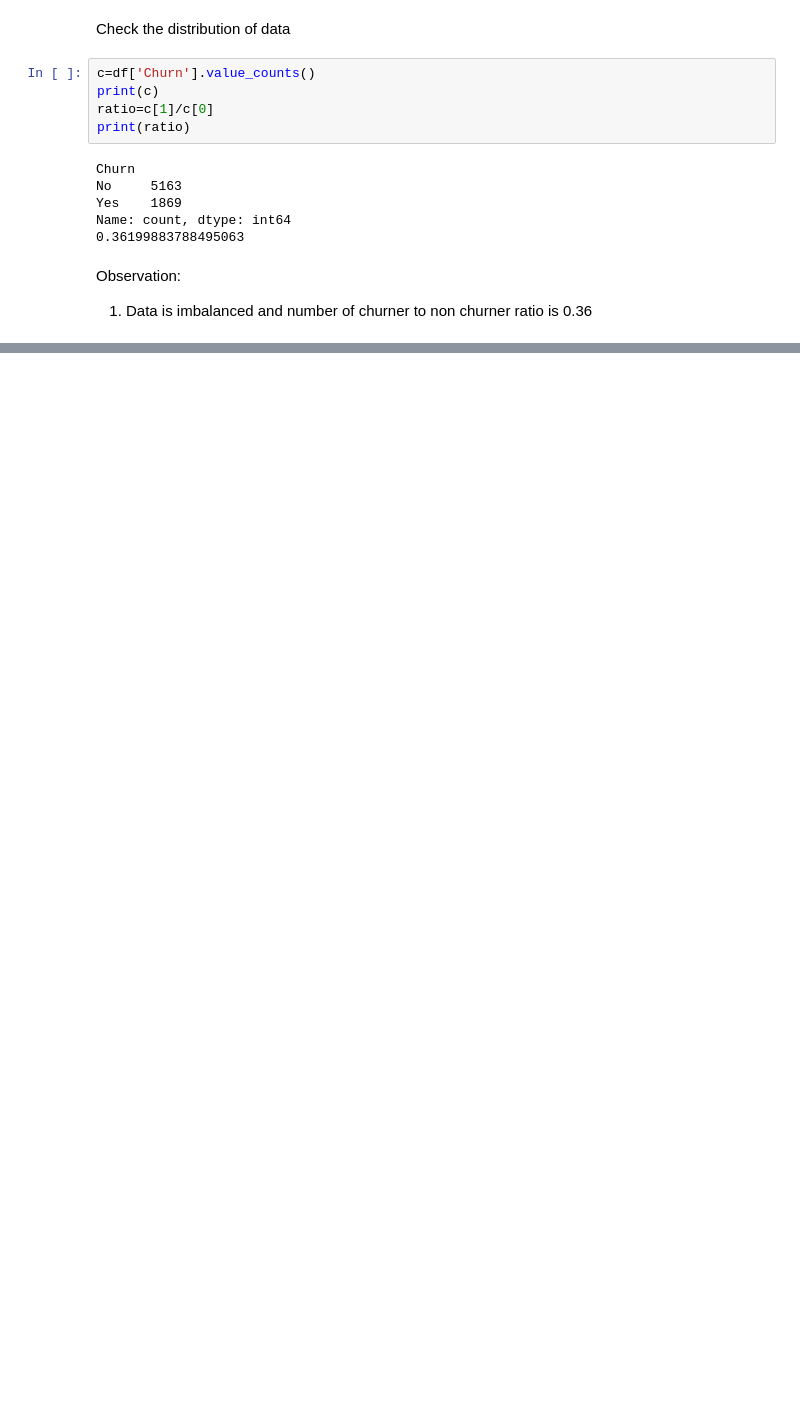
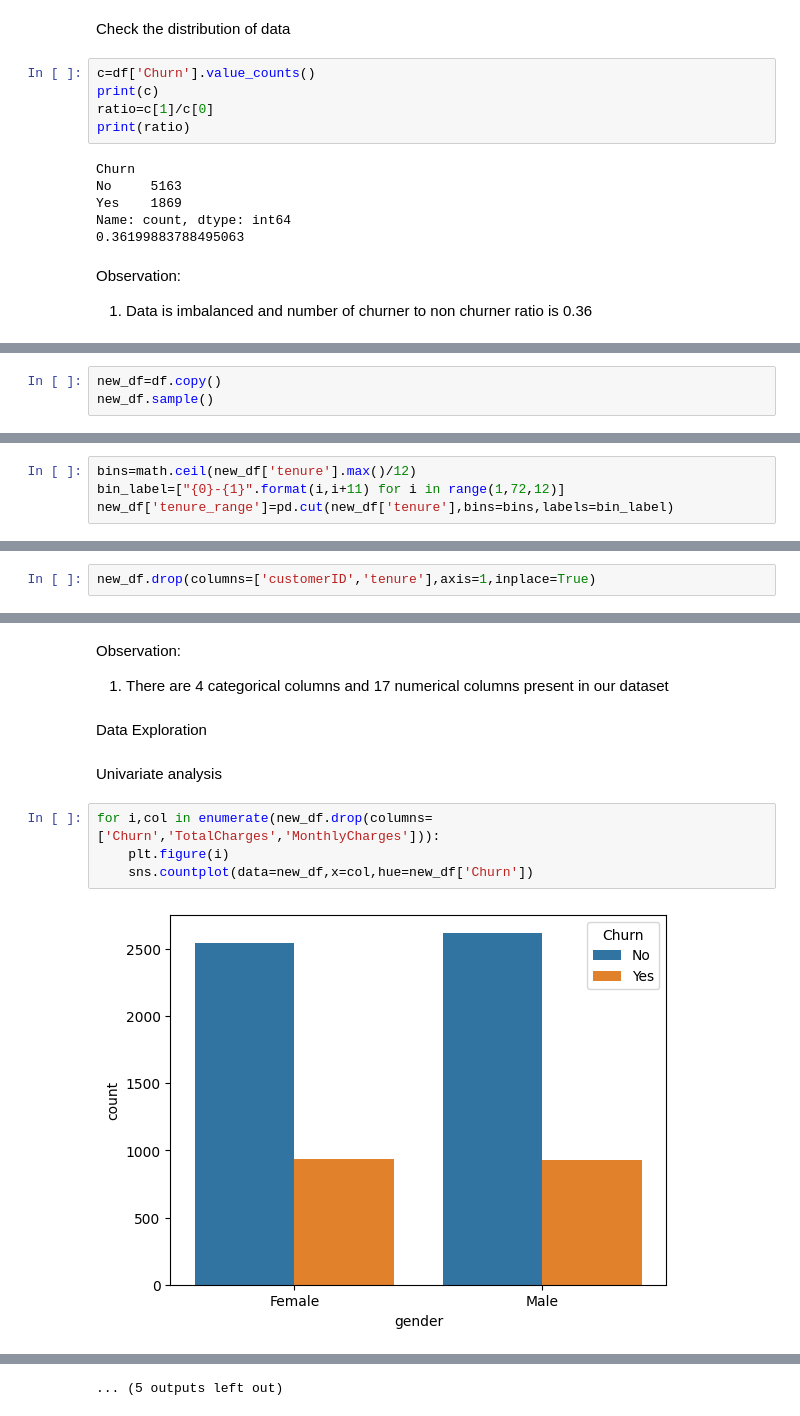
Before and after one commit to snehuvarbhe/Telecom_retention, a Jupyter notebook: EDA.ipynb, the cells around one changed output, grey strips where cells are left out. Cells and saved outputs as stored; diff of their text form; blank space fills up the shorter version.

```diff
--- a/EDA.ipynb
+++ b/EDA.ipynb
@@ -135,0 +155,3 @@ Observation:
+# %%
+new_df=df.copy()
+new_df.sample()
@@ -135,0 +199,4 @@ Observation:
+# %%
+bins=math.ceil(new_df['tenure'].max()/12)
+bin_label=["{0}-{1}".format(i,i+11) for i in range(1,72,12)]
+new_df['tenure_range']=pd.cut(new_df['tenure'],bins=bins,labels=bin_label)
@@ -135,0 +205,2 @@ Observation:
+# %%
+new_df.drop(columns=['customerID','tenure'],axis=1,inplace=True)
@@ -135,0 +217,13 @@ Observation:
+# %% [markdown]
+Observation:
+1. There are 4 categorical columns and 17 numerical columns present in our dataset
+# %% [markdown]
+Data Exploration
+# %% [markdown]
+Univariate analysis
+# %%
+for i,col in enumerate(new_df.drop(columns=['Churn','TotalCharges','MonthlyCharges'])):
+    plt.figure(i)
+    sns.countplot(data=new_df,x=col,hue=new_df['Churn'])
+# %% [output]
+[figure, added]
@@ -135,0 +241 @@ Observation:
+... (5 outputs left out)
```
Also changed, not shown: parts of 47 cells of this notebook.
